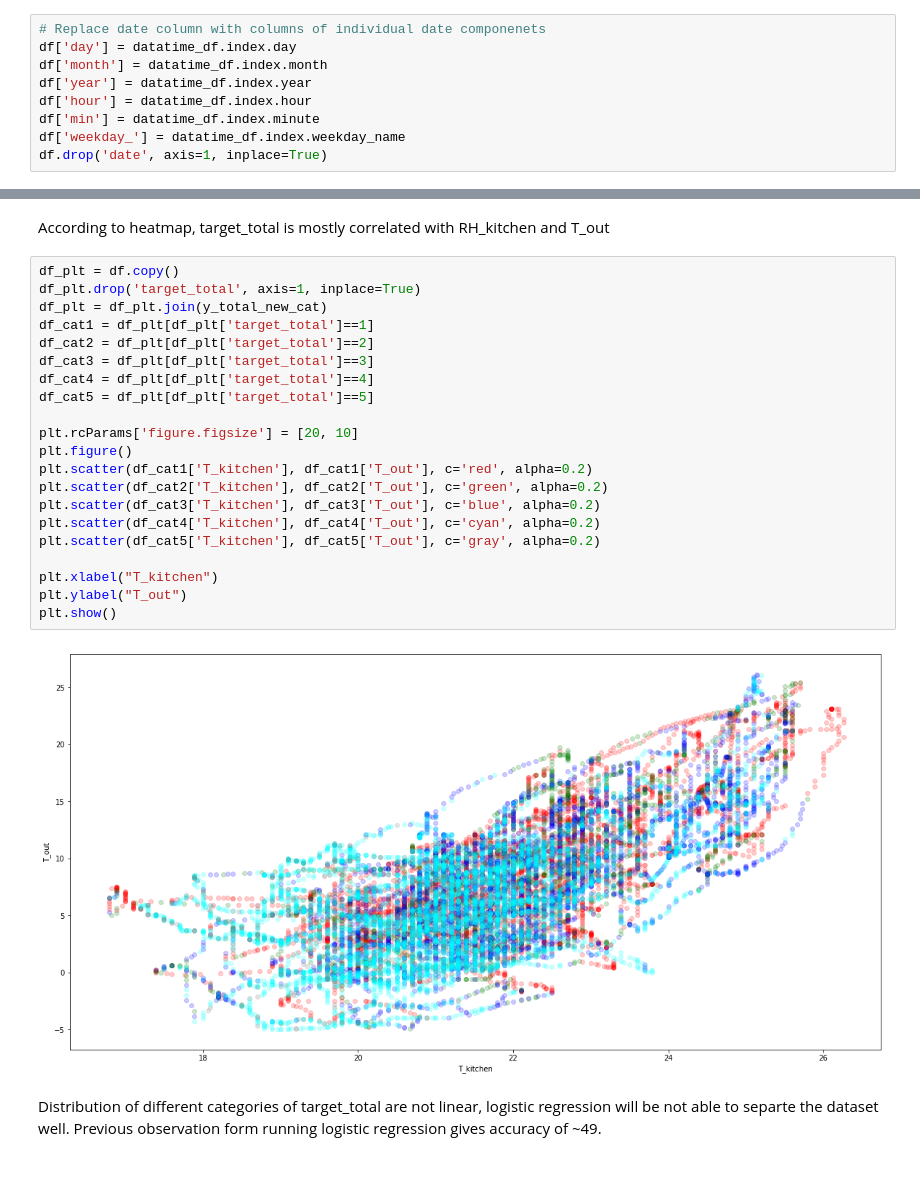
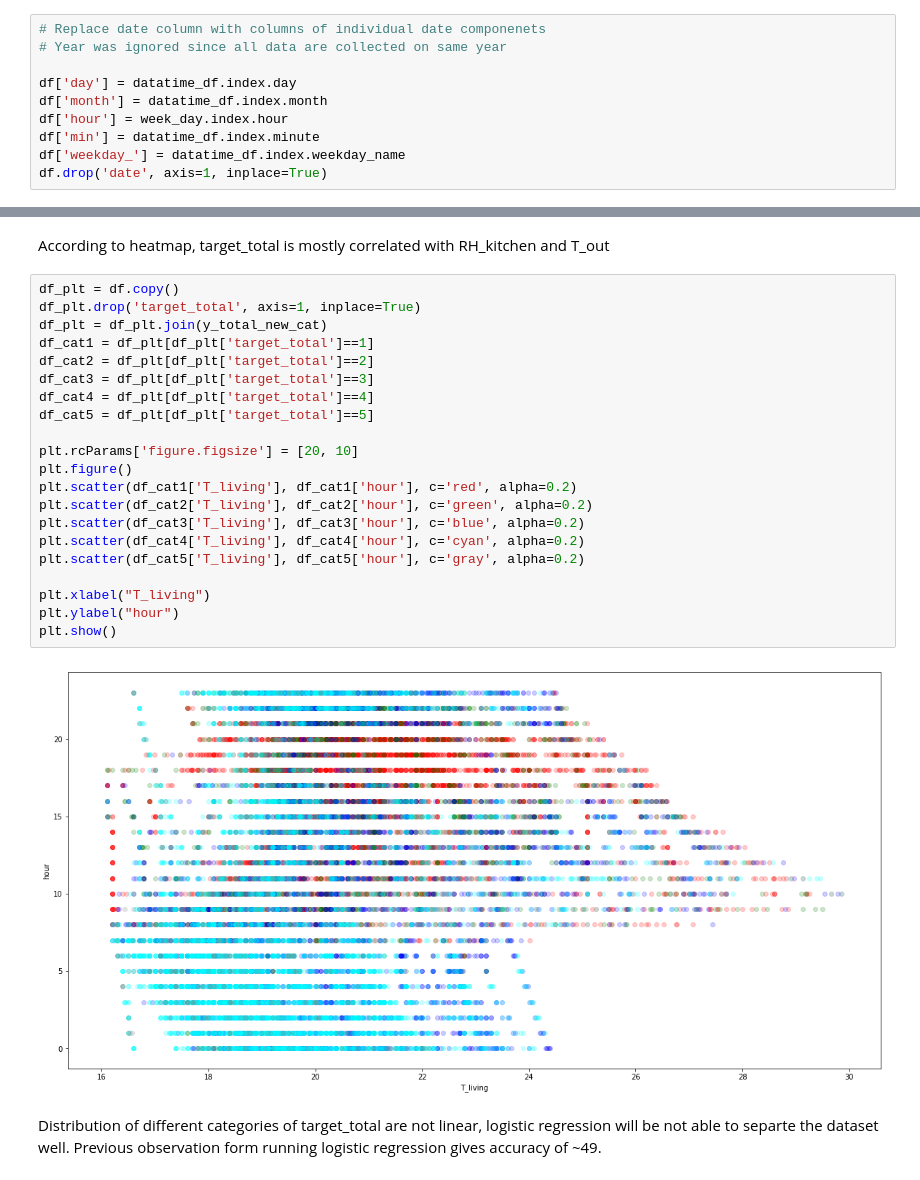
Before and after one commit to khaled9910070/ML_Assignment2, a Jupyter notebook: Energy Usage Prediction.ipynb, the cells around one changed output, grey strips where cells are left out. Drawn from its saved outputs; the diff is of its cells as text.

```diff
--- a/Energy Usage Prediction.ipynb
+++ b/Energy Usage Prediction.ipynb
@@ -233,10 +233,11 @@ hour_median.plot(title='median', figsize=[15,5], xticks=np.arange(0,23));
 The usuage is stable at night, but spikes up in the evening ard 6pm.
 # %%
 # Replace date column with columns of individual date componenets
+# Year was ignored since all data are collected on same year
+
 df['day'] = datatime_df.index.day
 df['month'] = datatime_df.index.month
-df['year'] = datatime_df.index.year
-df['hour'] = datatime_df.index.hour
+df['hour'] = week_day.index.hour
 df['min'] = datatime_df.index.minute
 df['weekday_'] = datatime_df.index.weekday_name
 df.drop('date', axis=1, inplace=True)
@@ -476,26 +478,26 @@ According to heatmap, target_total is mostly correlated with RH_kitchen and T_ou
 # %%
 df_plt = df.copy()
 df_plt.drop('target_total', axis=1, inplace=True)
 df_plt = df_plt.join(y_total_new_cat)
 df_cat1 = df_plt[df_plt['target_total']==1]
 df_cat2 = df_plt[df_plt['target_total']==2]
 df_cat3 = df_plt[df_plt['target_total']==3]
 df_cat4 = df_plt[df_plt['target_total']==4]
 df_cat5 = df_plt[df_plt['target_total']==5]
 
 plt.rcParams['figure.figsize'] = [20, 10]
 plt.figure()
-plt.scatter(df_cat1['T_kitchen'], df_cat1['T_out'], c='red', alpha=0.2)
-plt.scatter(df_cat2['T_kitchen'], df_cat2['T_out'], c='green', alpha=0.2)
-plt.scatter(df_cat3['T_kitchen'], df_cat3['T_out'], c='blue', alpha=0.2)
-plt.scatter(df_cat4['T_kitchen'], df_cat4['T_out'], c='cyan', alpha=0.2)
-plt.scatter(df_cat5['T_kitchen'], df_cat5['T_out'], c='gray', alpha=0.2)
+plt.scatter(df_cat1['T_living'], df_cat1['hour'], c='red', alpha=0.2)
+plt.scatter(df_cat2['T_living'], df_cat2['hour'], c='green', alpha=0.2)
+plt.scatter(df_cat3['T_living'], df_cat3['hour'], c='blue', alpha=0.2)
+plt.scatter(df_cat4['T_living'], df_cat4['hour'], c='cyan', alpha=0.2)
+plt.scatter(df_cat5['T_living'], df_cat5['hour'], c='gray', alpha=0.2)
 
-plt.xlabel("T_kitchen")
-plt.ylabel("T_out")
+plt.xlabel("T_living")
+plt.ylabel("hour")
 plt.show()
 # %% [output]
-[figure, old version]
+[figure, new version]
 # %% [markdown]
 Distribution of different categories of target_total are not linear, logistic regression will be not able to separte the dataset well. Previous observation form running logistic regression gives accuracy of ~49.
 # %% [markdown]
```
Also changed, not shown: parts of 18 cells of this notebook.
